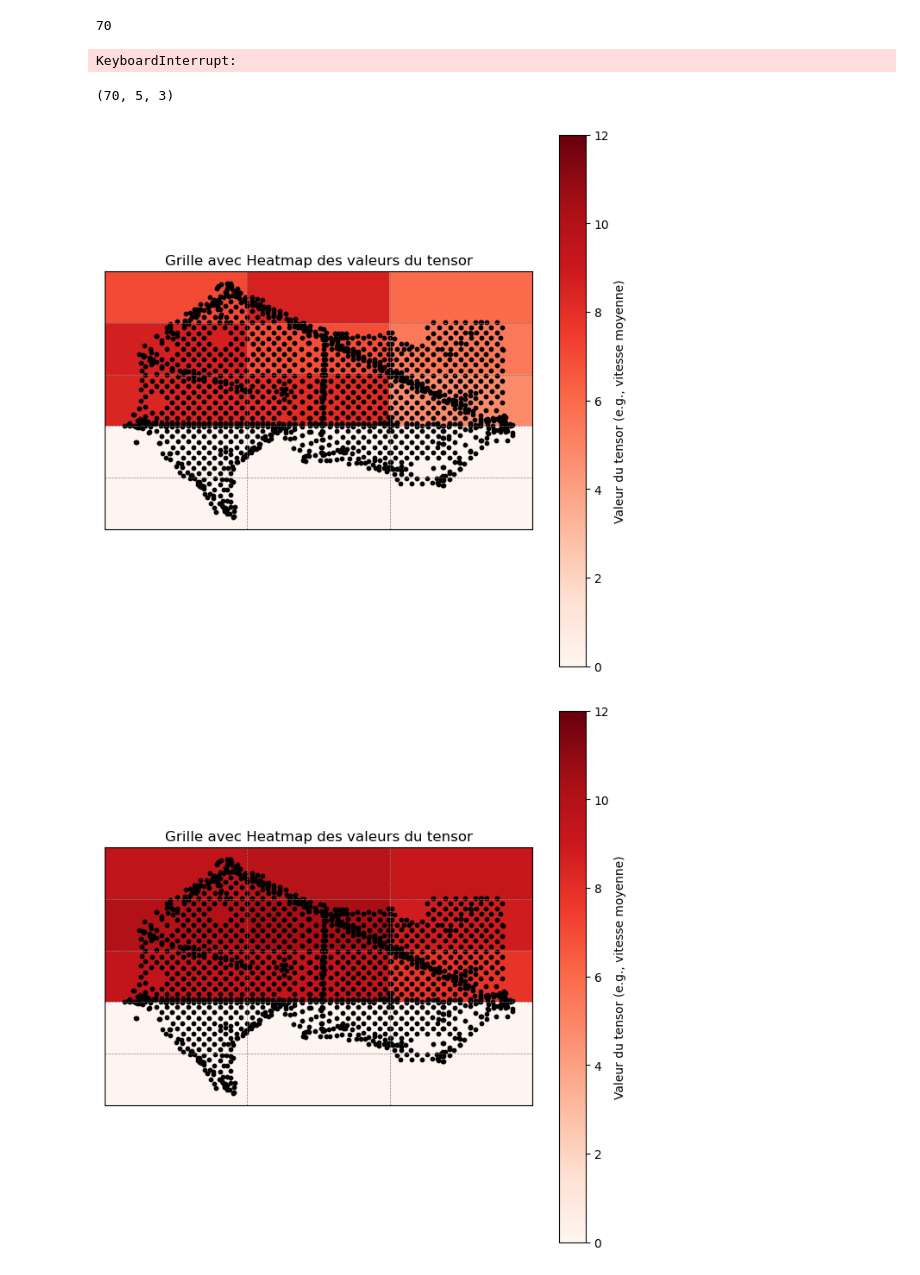
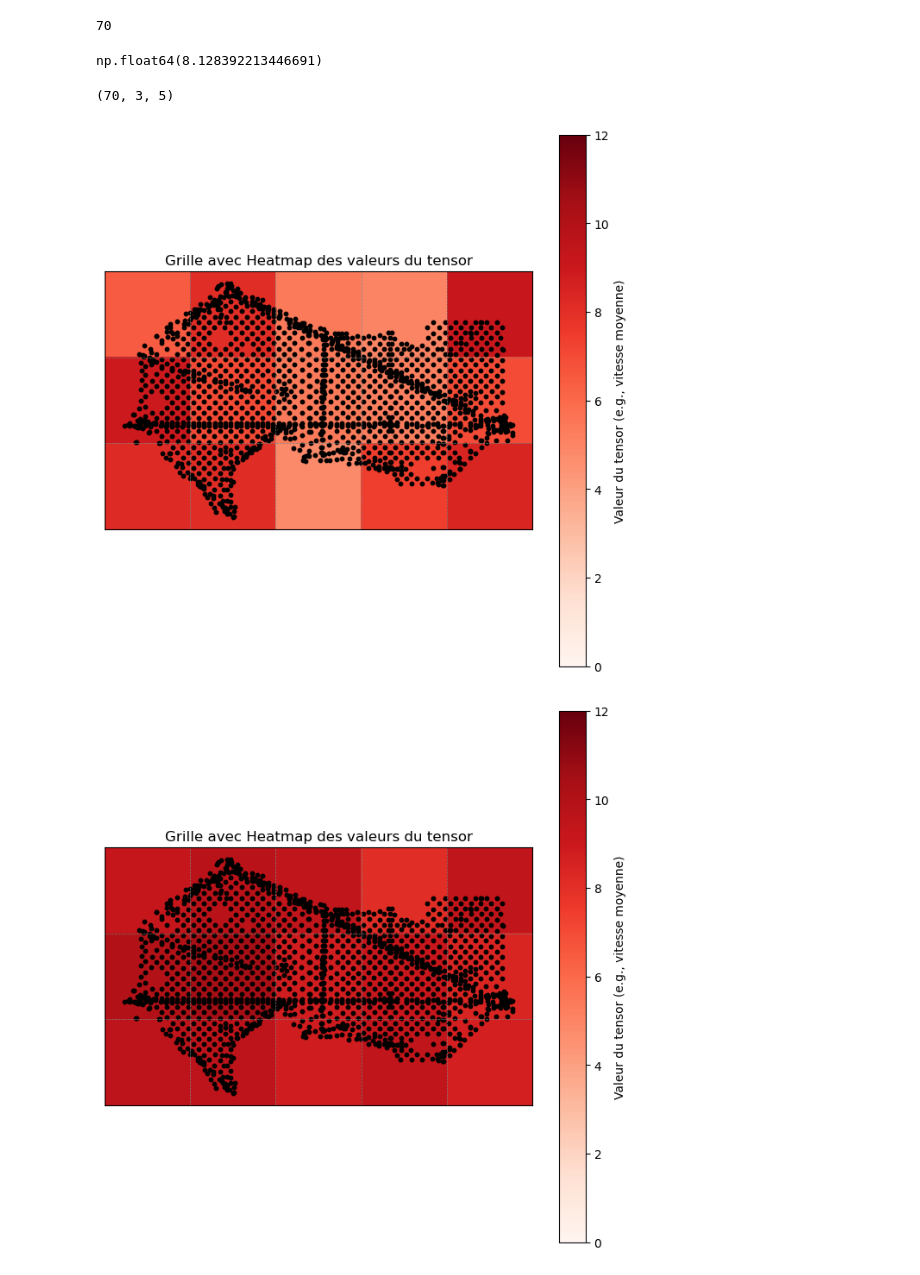
Before and after one commit to koenga/Projet-CE-1, a Jupyter notebook: V2.ipynb, the cells around one changed output. Saved outputs shown, nothing was run; the diff lists cells and outputs as text; code cells hidden in the pictures.

```diff
--- a/V2.ipynb
+++ b/V2.ipynb
@@ -156,7 +155,8 @@ class Barcelona:
 
     def gridTensor(self):
 
-        df_link = pd.read_csv(r"C:\Users\orane\Documents\EPFL\GC\Master\MA2\Projet LUTS\all_agg\datasets\simbarca\all_agg\metadata\link_bboxes_clustered.csv")
+        #df_link = pd.read_csv(r"C:\Users\orane\Documents\EPFL\GC\Master\MA2\Projet LUTS\all_agg\datasets\simbarca\all_agg\metadata\link_bboxes_clustered.csv")
+        df_link = pd.read_csv(r"D:\EPFL\MA2\Projet\Code\Data\datasets\simbarca\all_agg\metadata\link_bboxes_clustered.csv")
 
         df_pos = df_link[['id', 'c_x', 'c_y']].copy()
         self.df_pos = df_pos
@@ -199,7 +199,7 @@ class Barcelona:
         print(df_pos)
 
     def visualizeGrid(self):
-        n_cols, n_rows = self.Nheight, self.Nwidth
+        n_rows, n_cols = self.Nheight, self.Nwidth
         # Visualisation
         xmin = self.xmin
         xmax = self.xmax
@@ -251,7 +251,7 @@ class Barcelona:
     def createMatrix(self, timestep, id): # df = df_pos
         df_id = self.df_id
         df = self.df_pos
-        n_cols, n_rows = self.Nheight, self.Nwidth
+        n_rows, n_cols = self.Nheight, self.Nwidth
 
         tensor = np.zeros((n_rows, n_cols))
 
@@ -286,7 +286,7 @@ class Barcelona:
         return max(listNumberTimestep)
 
     def createTensor3D(self,id,pklidx):
-        n_cols, n_rows = self.Nheight, self.Nwidth
+        n_rows, n_cols = self.Nheight, self.Nwidth
         maxTimestep = self.maxTimestep
         list_timestep = self.getdf_id(id,pklidx).index.astype(str).tolist()
         listTensor = []
@@ -337,7 +337,7 @@ class Barcelona:
         # Fonction pour visualiser la grille avec une heatmap
     def visualize_grid_with_heatmap(self, tensor, vmin=None, vmax=None):
 
-        n_cols, n_rows = self.Nheight, self.Nwidth
+        n_rows, n_cols = self.Nheight, self.Nwidth
         xmin, xmax = self.xmin, self.xmax
         ymin, ymax = self.ymin, self.ymax
         df = self.df_pos
@@ -387,8 +387,9 @@ class Barcelona:
 # %% [markdown]
 ### Essais
 # %%
-link = r"C:\Users\orane\Documents\EPFL\GC\Master\MA2\Projet LUTS\all_agg\datasets\simbarca\all_agg"
-map = Barcelona(3, 3, 1, link = link)
+#link = r"C:\Users\orane\Documents\EPFL\GC\Master\MA2\Projet LUTS\all_agg\datasets\simbarca\all_agg"
+link = r"D:\EPFL\MA2\Projet\Code\Data\datasets\simbarca\all_agg"
+map = Barcelona(3, 5, 1, link = link)
 # %%
 map.gridTensor()
 map.visualizeGrid()
@@ -423,17 +424,19 @@ maxTimestep
 tensor, addedTimesteps = map.createTensor3D(id,'000')
 # %%
 listAllTensor3D, listAddedTimesteps = map.createAllTensor3D(listFileNumbers, id)
-# %% [output]
-KeyboardInterrupt:
 # %%
 mean = map.averageAllTensor(listAllTensor3D, listAddedTimesteps)
+# %%
+mean[0,2,1]
+# %% [output]
+np.float64(8.128392213446691)
 # %%
 mean.shape
 # %% [output]
-(70, 5, 3)
+(70, 3, 5)
 # %%
 for i in range(3):
-    map.visualize_grid_with_heatmap(mean[i,:,:],0,12) # Check CreateMatrix
+    map.visualize_grid_with_heatmap(tensor[i,:,:],0,12) # Check CreateMatrix
 # %% [output]
-[figure, old version]
+[figure, new version]
-[figure, old version]
+[figure, new version]
```
Also changed, not shown: parts of 4 cells of this notebook.
